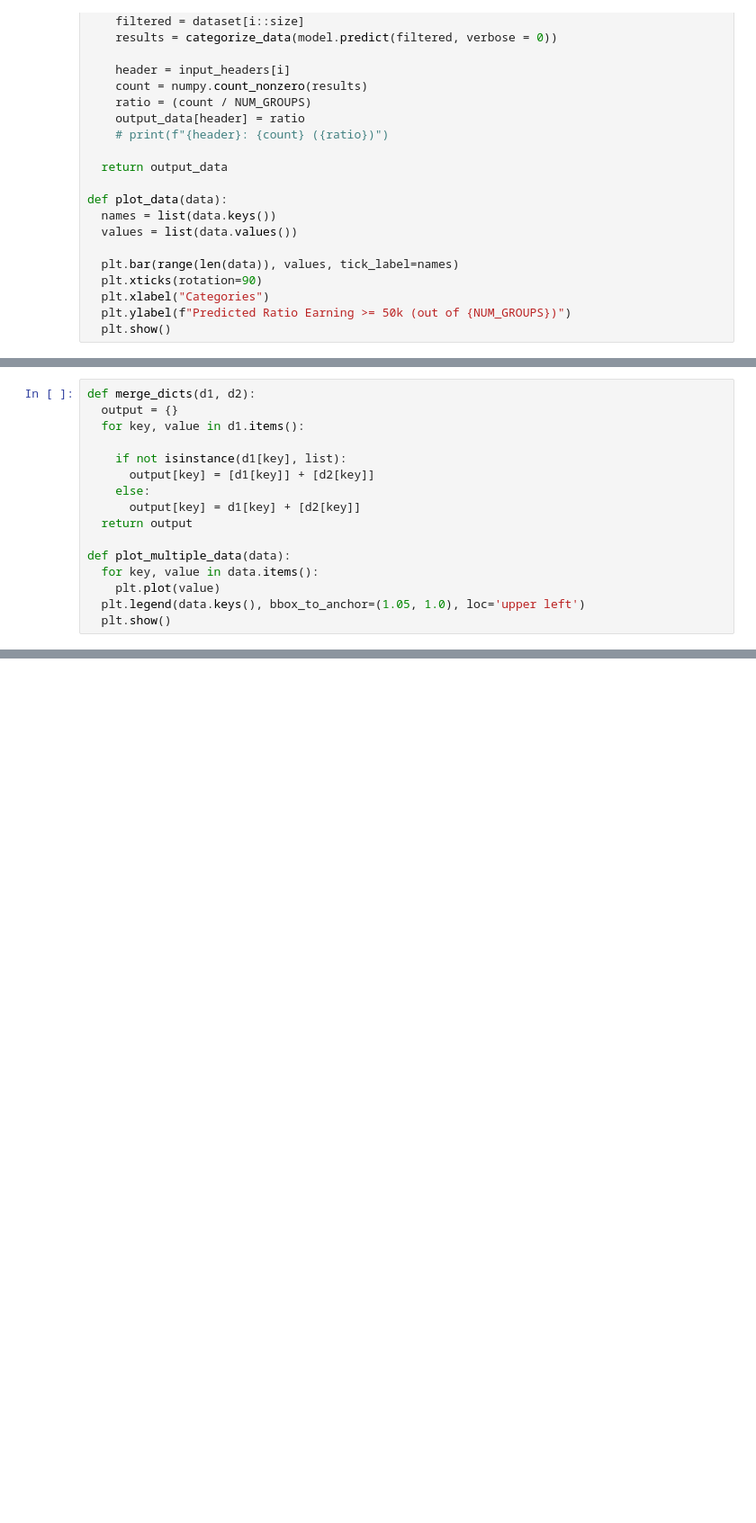
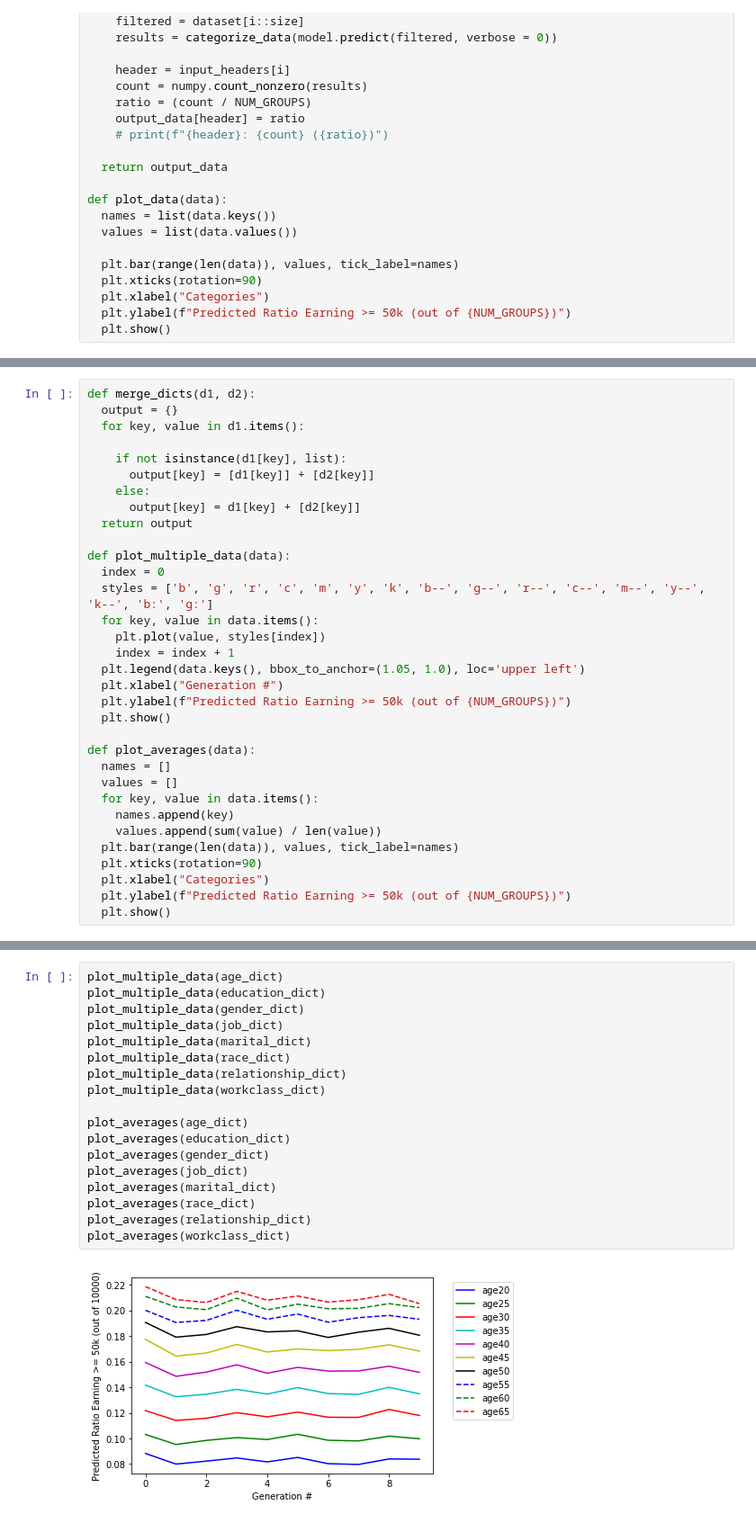
Before and after one commit to m26841/DeepL_Final_Project, a Jupyter notebook: multilayer_perceptron_network_ver4.ipynb, the cells around one changed output, grey strips where cells are left out. Shown at 90% size. Drawn from its saved outputs; the diff is of its cells as text; blank space fills up the shorter version.

Commit message:
new plots + avg

```diff
--- a/multilayer_perceptron_network_ver4.ipynb
+++ b/multilayer_perceptron_network_ver4.ipynb
@@ -350,10 +387,27 @@ def merge_dicts(d1, d2):
   return output
 
 def plot_multiple_data(data):
+  index = 0
+  styles = ['b', 'g', 'r', 'c', 'm', 'y', 'k', 'b--', 'g--', 'r--', 'c--', 'm--', 'y--', 'k--', 'b:', 'g:']
   for key, value in data.items():
-    plt.plot(value)
+    plt.plot(value, styles[index])
+    index = index + 1
   plt.legend(data.keys(), bbox_to_anchor=(1.05, 1.0), loc='upper left')
+  plt.xlabel("Generation #")
+  plt.ylabel(f"Predicted Ratio Earning >= 50k (out of {NUM_GROUPS})")
   plt.show()
+
+def plot_averages(data):
+  names = []
+  values = []
+  for key, value in data.items():
+    names.append(key)
+    values.append(sum(value) / len(value))
+  plt.bar(range(len(data)), values, tick_label=names)
+  plt.xticks(rotation=90)
+  plt.xlabel("Categories")
+  plt.ylabel(f"Predicted Ratio Earning >= 50k (out of {NUM_GROUPS})")
+  plt.show()
 # %%
 print("Generating dataset #1...")
 generate_new_datasets()
@@ -392,0 +457,20 @@ plot_multiple_data(workclass_dict)
+# %%
+plot_multiple_data(age_dict)
+plot_multiple_data(education_dict)
+plot_multiple_data(gender_dict)
+plot_multiple_data(job_dict)
+plot_multiple_data(marital_dict)
+plot_multiple_data(race_dict)
+plot_multiple_data(relationship_dict)
+plot_multiple_data(workclass_dict)
+
+plot_averages(age_dict)
+plot_averages(education_dict)
+plot_averages(gender_dict)
+plot_averages(job_dict)
+plot_averages(marital_dict)
+plot_averages(race_dict)
+plot_averages(relationship_dict)
+plot_averages(workclass_dict)
+# %% [output]
+[figure, added]
```
Also changed, not shown: parts of 12 cells of this notebook, 16 other files.
